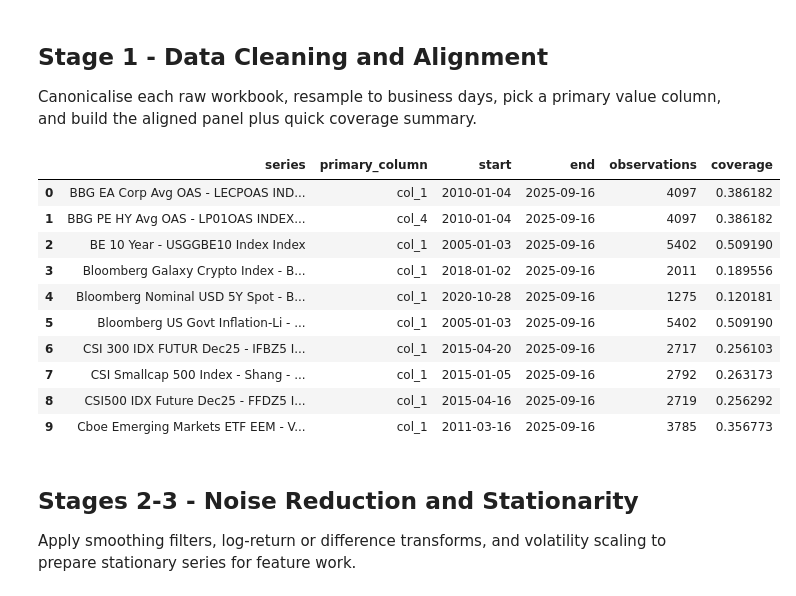
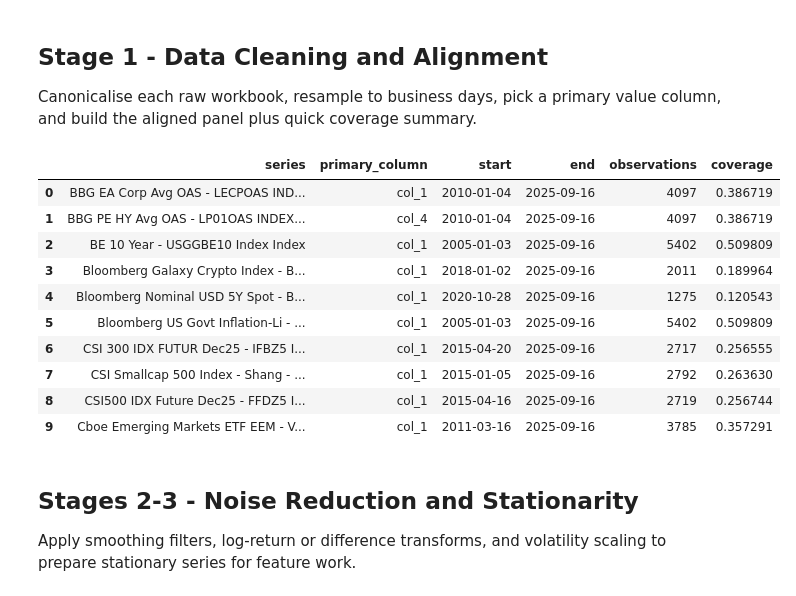
Before and after one commit to kecheng-shi/Nexus-data-preprocessing, a Jupyter notebook: Index Analysis.ipynb, the cells around one changed output. Cells and saved outputs as stored; diff of their text form; code cells hidden in the pictures.

Commit message:
market

```diff
--- a/Index Analysis.ipynb
+++ b/Index Analysis.ipynb
@@ -467,45 +476,62 @@ aligned_panel = pd.DataFrame({
 aligned_panel = aligned_panel.loc[:, ~aligned_panel.columns.duplicated()]
 aligned_panel = aligned_panel.dropna(how="all")
 
+#
+# - Optional: mitigate sparse tail by modest ffill and coverage trim.
+#   This addresses trailing all-NaN rows seen in Stage 2/3 outputs
+#   when only a few series extend to the latest dates.
+MIN_DAILY_COVERAGE_TAIL = 0.10  # keep dates with >=10% non-NaN series
+FFILL_TAIL_LIMIT = 3            # forward-fill up to 3 business days
+
+# Small ffill to cover short holiday gaps without extending stale levels too far.
+aligned_panel = aligned_panel.ffill(limit=FFILL_TAIL_LIMIT)
+
+# Trim any remaining trailing dates with very low cross-series coverage.
+if not aligned_panel.empty:
+    daily_cov = 1.0 - aligned_panel.isna().mean(axis=1)
+    if (daily_cov >= MIN_DAILY_COVERAGE_TAIL).any():
+        last_good = daily_cov.index[(daily_cov >= MIN_DAILY_COVERAGE_TAIL)].max()
+        aligned_panel = aligned_panel.loc[:last_good]
+
 stage1_summary = pd.DataFrame([
     {
         "series": name,
         "primary_column": primary_columns.get(name),
         "start": frame["date"].min(),
         "end": frame["date"].max(),
         "observations": frame["date"].nunique(),
     }
     for name, frame in stage1_frames.items()
     if name in primary_columns
 ])
 if not aligned_panel.empty:
     coverage = 1.0 - aligned_panel.isna().mean()
     stage1_summary["coverage"] = stage1_summary["series"].map(coverage)
 else:
     stage1_summary["coverage"] = np.nan
 
 nexus_index_stages = {
     "stage1": {
         "frames": stage1_frames,
         "panel": aligned_panel,
         "primary_columns": primary_columns,
         "summary": stage1_summary,
     }
 }
 
 stage1_summary.head(10)
 # %% [output]
 |  | series | primary_column | start | end | observations | coverage |
-| 0 | BBG EA Corp Avg OAS - LECPOAS IND... | col_1 | 2010-01-04 | 2025-09-16 | 4097 | 0.386182 |
-| 1 | BBG PE HY Avg OAS - LP01OAS INDEX... | col_4 | 2010-01-04 | 2025-09-16 | 4097 | 0.386182 |
-| 2 | BE 10 Year - USGGBE10 Index Index | col_1 | 2005-01-03 | 2025-09-16 | 5402 | 0.509190 |
-| 3 | Bloomberg Galaxy Crypto Index - B... | col_1 | 2018-01-02 | 2025-09-16 | 2011 | 0.189556 |
-| 4 | Bloomberg Nominal USD 5Y Spot - B... | col_1 | 2020-10-28 | 2025-09-16 | 1275 | 0.120181 |
-| 5 | Bloomberg US Govt Inflation-Li - ... | col_1 | 2005-01-03 | 2025-09-16 | 5402 | 0.509190 |
-| 6 | CSI 300 IDX FUTUR Dec25 - IFBZ5 I... | col_1 | 2015-04-20 | 2025-09-16 | 2717 | 0.256103 |
-| 7 | CSI Smallcap 500 Index - Shang - ... | col_1 | 2015-01-05 | 2025-09-16 | 2792 | 0.263173 |
-| 8 | CSI500 IDX Future Dec25 - FFDZ5 I... | col_1 | 2015-04-16 | 2025-09-16 | 2719 | 0.256292 |
-| 9 | Cboe Emerging Markets ETF EEM - V... | col_1 | 2011-03-16 | 2025-09-16 | 3785 | 0.356773 |
+| 0 | BBG EA Corp Avg OAS - LECPOAS IND... | col_1 | 2010-01-04 | 2025-09-16 | 4097 | 0.386719 |
+| 1 | BBG PE HY Avg OAS - LP01OAS INDEX... | col_4 | 2010-01-04 | 2025-09-16 | 4097 | 0.386719 |
+| 2 | BE 10 Year - USGGBE10 Index Index | col_1 | 2005-01-03 | 2025-09-16 | 5402 | 0.509809 |
+| 3 | Bloomberg Galaxy Crypto Index - B... | col_1 | 2018-01-02 | 2025-09-16 | 2011 | 0.189964 |
+| 4 | Bloomberg Nominal USD 5Y Spot - B... | col_1 | 2020-10-28 | 2025-09-16 | 1275 | 0.120543 |
+| 5 | Bloomberg US Govt Inflation-Li - ... | col_1 | 2005-01-03 | 2025-09-16 | 5402 | 0.509809 |
+| 6 | CSI 300 IDX FUTUR Dec25 - IFBZ5 I... | col_1 | 2015-04-20 | 2025-09-16 | 2717 | 0.256555 |
+| 7 | CSI Smallcap 500 Index - Shang - ... | col_1 | 2015-01-05 | 2025-09-16 | 2792 | 0.263630 |
+| 8 | CSI500 IDX Future Dec25 - FFDZ5 I... | col_1 | 2015-04-16 | 2025-09-16 | 2719 | 0.256744 |
+| 9 | Cboe Emerging Markets ETF EEM - V... | col_1 | 2011-03-16 | 2025-09-16 | 3785 | 0.357291 |
 # %% [markdown]
 ## Stages 2-3 - Noise Reduction and Stationarity
 Apply smoothing filters, log-return or difference transforms, and volatility scaling to prepare stationary series for feature work.
```
Also changed, not shown: parts of 9 cells of this notebook, 2 other files.
